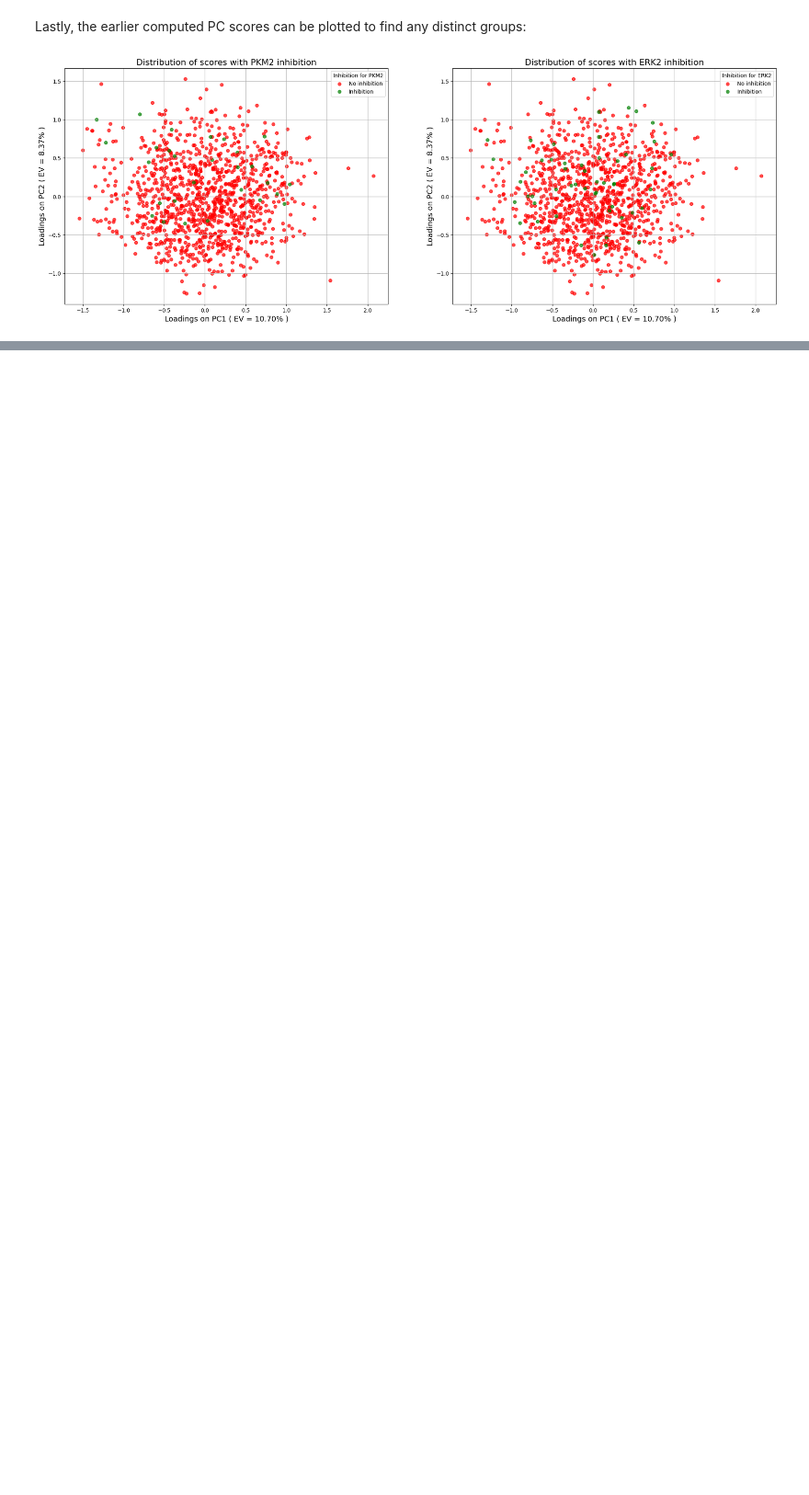
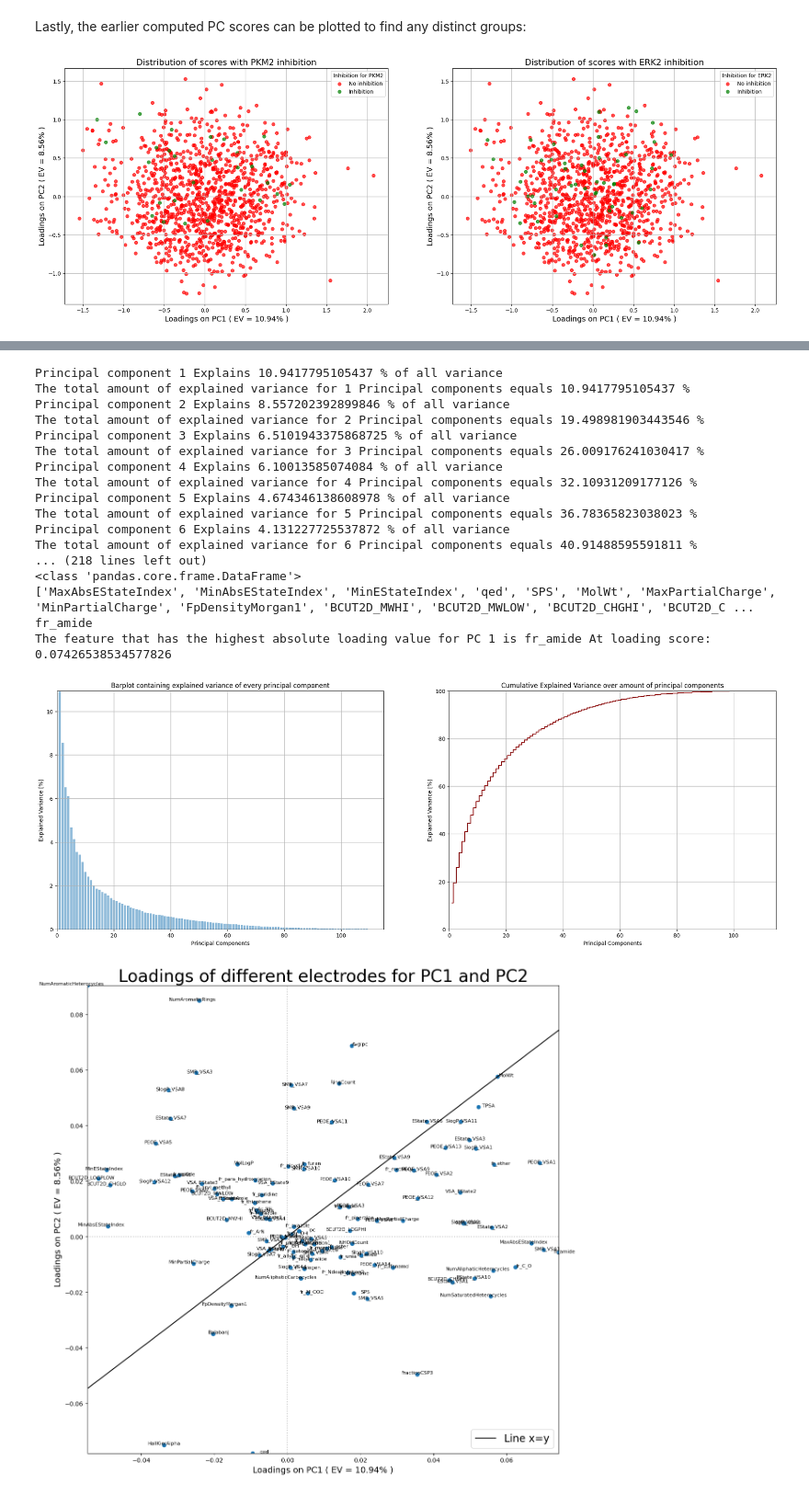
Before and after one commit to Floris-DW/8CC00group7, a Jupyter notebook: PCA Analysis.ipynb, the cells around one changed output, grey strips where cells are left out. Shown at 92% size. Cells and saved outputs as stored; diff of their text form; code cells hidden in the pictures; blank space fills up the shorter version.

```diff
--- a/PCA Analysis.ipynb
+++ b/PCA Analysis.ipynb
@@ -106,0 +111,48 @@ Create_pc_plot(pca, pcx, pcy, score_df,test_df,color_codes = {0:'red',1:'green'}
+# %%
+def all_PCA_steps(pca_df):
+    '''examine and plot PCA characteristics for any dataset
+    '''
+    scale_method = 'MinMax'
+    scaled_df = ScaleData(pca_df, mode=scale_method)
+    pca = sklearn.decomposition.PCA(scaled_df.shape[1]) #n_components is set to reach 100% explained variance
+
+    #Fitting the PCA object to the scaled data and extracting the score data for later use
+    score_df = pca.fit_transform(scaled_df)
+    print_explained_var(pca,maxpc=None)
+    plot_explained_var(pca,maxpc=None)
+    loadings_array = compute_loadings(pca)
+    pc_num = 1 #CHOOSE PRINCIPAL COMPONENT TO BE ANALYZED
+    print(type(scaled_df))
+    important_ft = FindMostImportantFeature(pca_df,loadings_array,pc_num)
+        #SETTING PC'S TO BE DEPICTED ON X AND Y AXIS OF LOADINGS PLOT
+    x_pc = 1
+    y_pc = 2
+    plot_pc_loadings(pca_df,pca,loadings_array,x_pc, y_pc)
+    #color codes and label codes can be changed to result in different plot/legend
+    #SETTING PC'S TO BE DEPCITED ON X AND Y AXIS OF THE SCORES PLOT
+    pcx = 1
+    pcy = 2
+    Create_pc_plot(pca, pcx, pcy, score_df,test_df,color_codes = {0:'red',1:'green'},
+                       label_codes= {0:'No inhibition',1:'Inhibition'}, saveIMG=False, Filename='plot.png')
+# %%
+all_PCA_steps(df_desc_2d)
+# %% [output]
+Principal component 1 Explains 10.9417795105437 % of all variance
+The total amount of explained variance for 1 Principal components equals 10.9417795105437 %
+Principal component 2 Explains 8.557202392899846 % of all variance
+The total amount of explained variance for 2 Principal components equals 19.498981903443546 %
+Principal component 3 Explains 6.5101943375868725 % of all variance
+The total amount of explained variance for 3 Principal components equals 26.009176241030417 %
+Principal component 4 Explains 6.10013585074084 % of all variance
+The total amount of explained variance for 4 Principal components equals 32.10931209177126 %
+Principal component 5 Explains 4.674346138608978 % of all variance
+The total amount of explained variance for 5 Principal components equals 36.78365823038023 %
+Principal component 6 Explains 4.131227725537872 % of all variance
+The total amount of explained variance for 6 Principal components equals 40.91488595591811 %
+... (218 lines left out)
+<class 'pandas.core.frame.DataFrame'>
+['MaxAbsEStateIndex', 'MinAbsEStateIndex', 'MinEStateIndex', 'qed', 'SPS', 'MolWt', 'MaxPartialCharge', 'MinPartialCharge', 'FpDensityMorgan1', 'BCUT2D_MWHI', 'BCUT2D_MWLOW', 'BCUT2D_CHGHI', 'BCUT2D_C ...
+fr_amide
+The feature that has the highest absolute loading value for PC 1 is fr_amide At loading score: 0.07426538534577826
+[figure, added]
+[figure, added]
```
Also changed, not shown: parts of 14 cells of this notebook, 6 other files.
